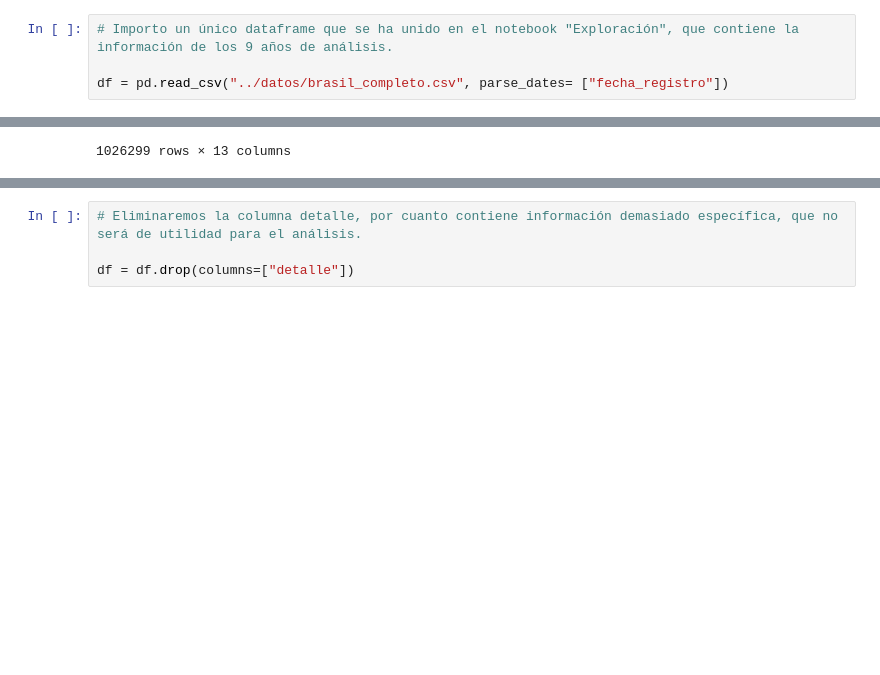
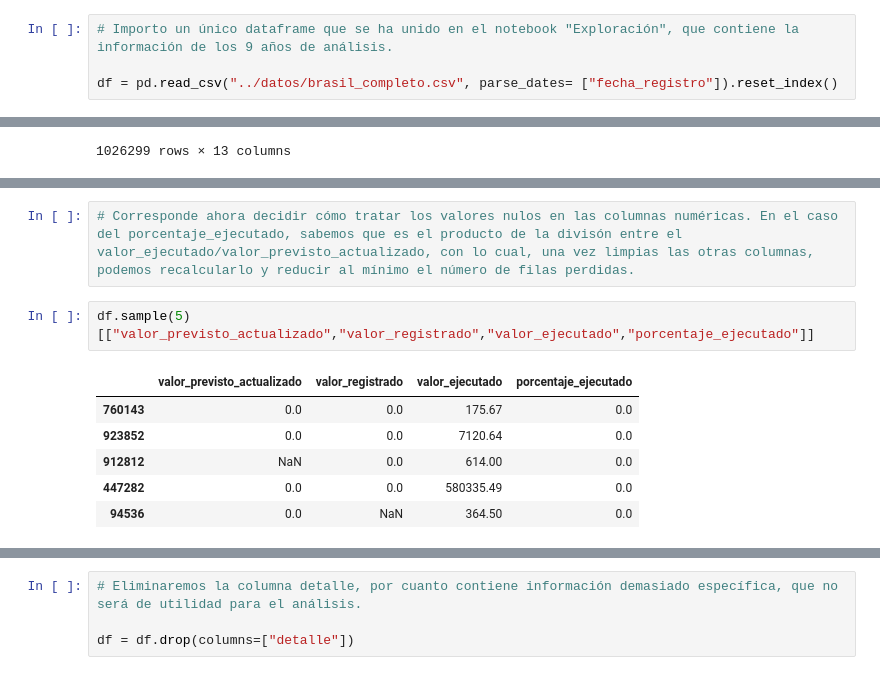
Before and after one commit to davfranco1/Proyecto2-EDA-Ingresos-Publicos-Brasil, a Jupyter notebook: notebooks/2_Limpieza.ipynb, the cells around one changed output, grey strips where cells are left out. Saved outputs shown, nothing was run; the diff lists cells and outputs as text; blank space fills up the shorter version.

```diff
--- a/notebooks/2_Limpieza.ipynb
+++ b/notebooks/2_Limpieza.ipynb
@@ -18,4 +18,4 @@ pd.set_option('display.max_columns', None)
 # %%
 # Importo un único dataframe que se ha unido en el notebook "Exploración", que contiene la información de los 9 años de análisis.
 
-df = pd.read_csv("../datos/brasil_completo.csv", parse_dates= ["fecha_registro"])
+df = pd.read_csv("../datos/brasil_completo.csv", parse_dates= ["fecha_registro"]).reset_index()
@@ -230,0 +287,11 @@ sl.traducir_dicc(df,"tipo_ingreso",sv.dicc_tipo_ingreso)
+# %%
+# Corresponde ahora decidir cómo tratar los valores nulos en las columnas numéricas. En el caso del porcentaje_ejecutado, sabemos que es el producto de la divisón entre el valor_ejecutado/valor_previsto_actualizado, con lo cual, una vez limpias las otras columnas, podemos recalcularlo y reducir al mínimo el número de filas perdidas.
+# %%
+df.sample(5)[["valor_previsto_actualizado","valor_registrado","valor_ejecutado","porcentaje_ejecutado"]]
+# %% [output]
+|  | valor_previsto_actualizado | valor_registrado | valor_ejecutado | porcentaje_ejecutado |
+| 760143 | 0.0 | 0.0 | 175.67 | 0.0 |
+| 923852 | 0.0 | 0.0 | 7120.64 | 0.0 |
+| 912812 | NaN | 0.0 | 614.00 | 0.0 |
+| 447282 | 0.0 | 0.0 | 580335.49 | 0.0 |
+| 94536 | 0.0 | NaN | 364.50 | 0.0 |
```
Also changed, not shown: parts of 21 cells of this notebook, 2 other files.
